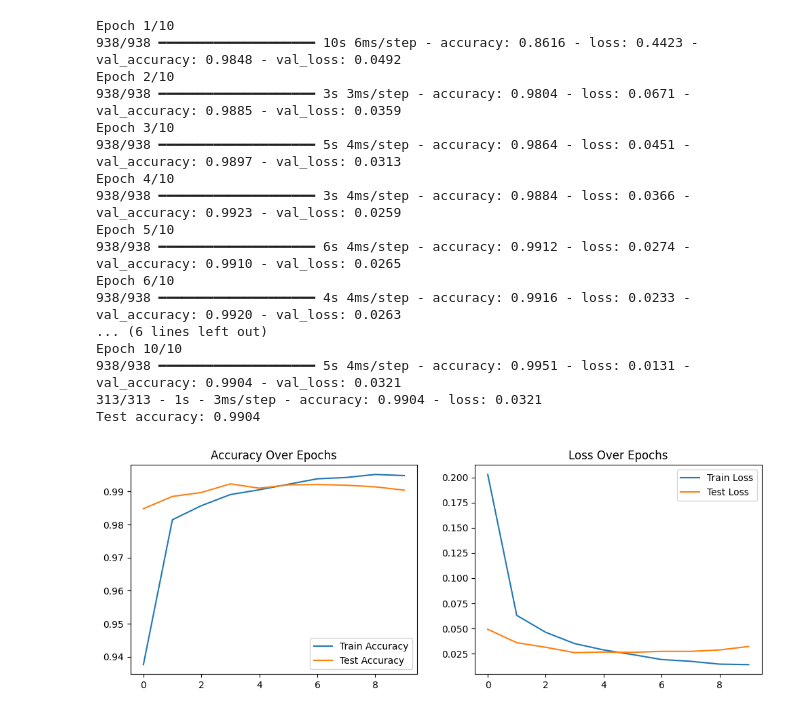
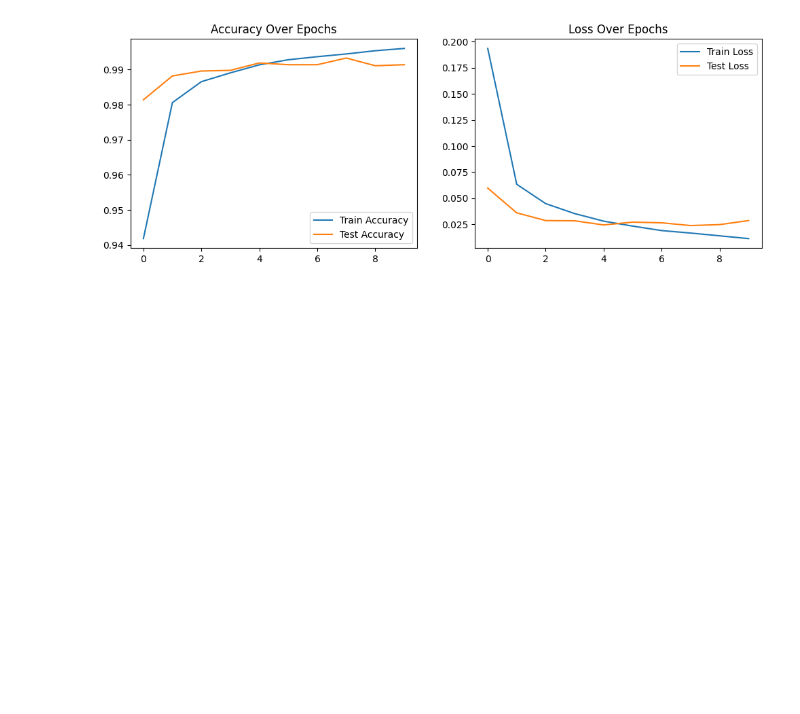
Before and after one commit to Sir-Dre/AI-Security-Privacy, a Jupyter notebook: Implementing_a_CNN_for_the_MNIST.ipynb, the cells around one changed output. Drawn from its saved outputs; the diff is of its cells as text; code cells hidden in the pictures; blank space fills up the shorter version.

```diff
--- a/Implementing_a_CNN_for_the_MNIST.ipynb
+++ b/Implementing_a_CNN_for_the_MNIST.ipynb
@@ -8,7 +8,6 @@ from tensorflow.keras.datasets import mnist
 from tensorflow.keras.utils import to_categorical
 
 # Load and preprocess dataset
-
 (x_train, y_train), (x_test, y_test) = mnist.load_data()
 x_train, x_test = x_train / 255.0, x_test / 255.0  # Normalize
 x_train = x_train.reshape(-1, 28, 28, 1)
@@ -18,7 +17,8 @@ y_test = to_categorical(y_test, 10)
 
 # Define CNN model
 model = models.Sequential([
-    layers.Conv2D(32, (3, 3), activation='relu', input_shape=(28, 28, 1)),
+    layers.Input(shape=(28, 28, 1)),
+    layers.Conv2D(32, (3, 3), activation='relu'),
     layers.MaxPooling2D((2, 2)),
     layers.Conv2D(64, (3, 3), activation='relu'),
     layers.MaxPooling2D((2, 2)),
@@ -58,18 +73 @@ Downloading data from https://storage.googleapis.com/tensorflow/tf-keras-dataset
-Epoch 1/10
-938/938 ━━━━━━━━━━━━━━━━━━━━ 10s 6ms/step - accuracy: 0.8616 - loss: 0.4423 - val_accuracy: 0.9848 - val_loss: 0.0492
-Epoch 2/10
-938/938 ━━━━━━━━━━━━━━━━━━━━ 3s 3ms/step - accuracy: 0.9804 - loss: 0.0671 - val_accuracy: 0.9885 - val_loss: 0.0359
-Epoch 3/10
-938/938 ━━━━━━━━━━━━━━━━━━━━ 5s 4ms/step - accuracy: 0.9864 - loss: 0.0451 - val_accuracy: 0.9897 - val_loss: 0.0313
-Epoch 4/10
-938/938 ━━━━━━━━━━━━━━━━━━━━ 3s 4ms/step - accuracy: 0.9884 - loss: 0.0366 - val_accuracy: 0.9923 - val_loss: 0.0259
-Epoch 5/10
-938/938 ━━━━━━━━━━━━━━━━━━━━ 6s 4ms/step - accuracy: 0.9912 - loss: 0.0274 - val_accuracy: 0.9910 - val_loss: 0.0265
-Epoch 6/10
-938/938 ━━━━━━━━━━━━━━━━━━━━ 4s 4ms/step - accuracy: 0.9916 - loss: 0.0233 - val_accuracy: 0.9920 - val_loss: 0.0263
-... (6 lines left out)
-Epoch 10/10
-938/938 ━━━━━━━━━━━━━━━━━━━━ 5s 4ms/step - accuracy: 0.9951 - loss: 0.0131 - val_accuracy: 0.9904 - val_loss: 0.0321
-313/313 - 1s - 3ms/step - accuracy: 0.9904 - loss: 0.0321
-Test accuracy: 0.9904
-[figure, old version]
+[figure, new version]
```
Also changed, not shown: parts of 1 cell of this notebook.
